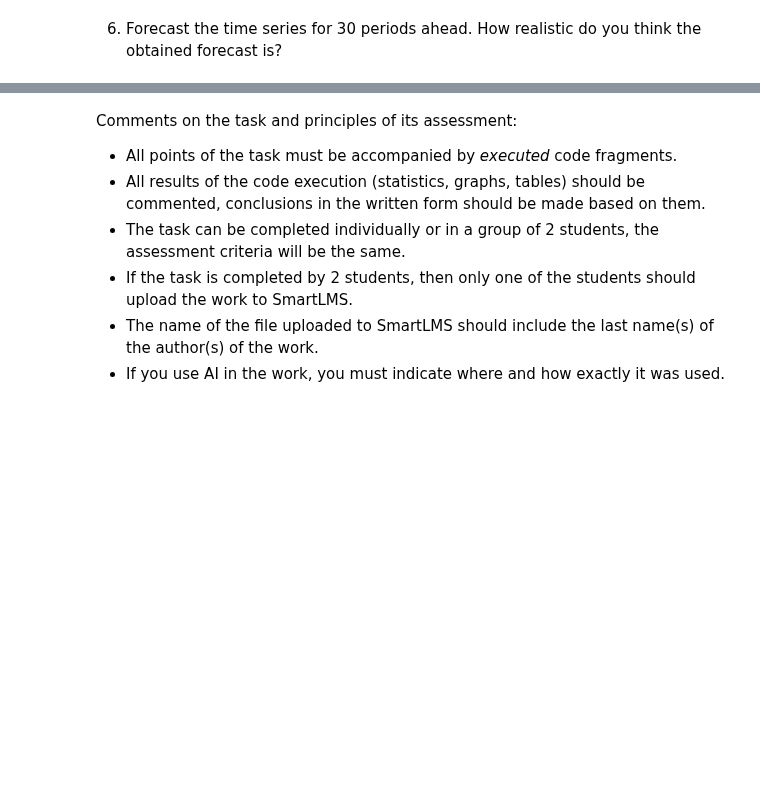
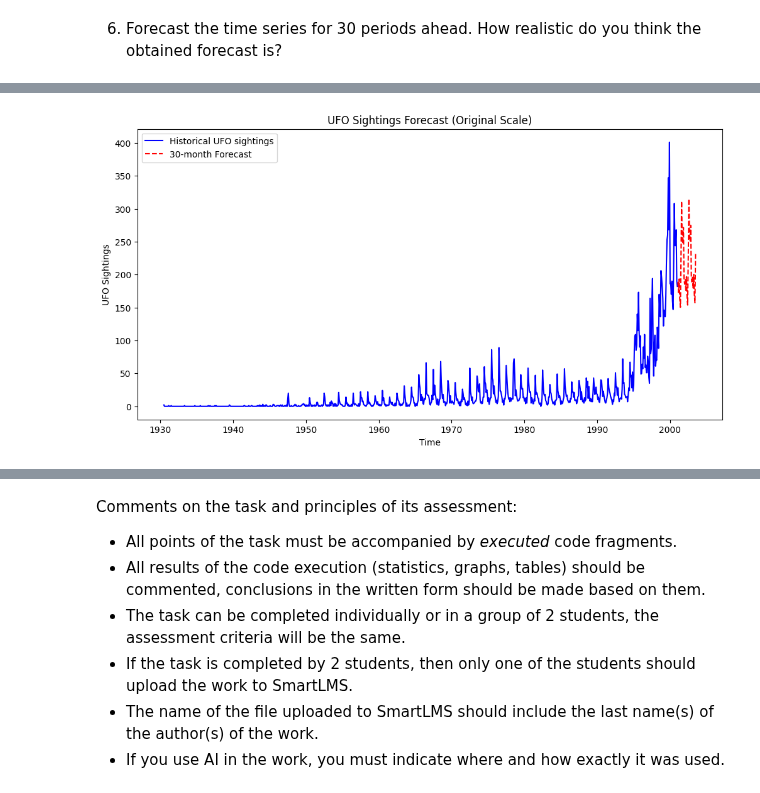
Before and after one commit to CepbluKot/hse-data-analysis-2025, a Jupyter notebook: hw8/Task8_optional_2points.ipynb, the cells around one changed output, grey strips where cells are left out. Cells and saved outputs as stored; diff of their text form; code cells hidden in the pictures; blank space fills up the shorter version.

Commit message:
feat: last task is done!

```diff
--- a/hw8/Task8_optional_2points.ipynb
+++ b/hw8/Task8_optional_2points.ipynb
@@ -348,0 +367,33 @@ forecast_ci = forecast_30.conf_int()
+# %%
+forecast_stationary = model_fit.forecast(steps=30)
+
+# last 13 points of the original series
+x_last_13 = ts[-13:].values  # numpy array
+
+forecast_stationary_values = forecast_stationary.values  # 30 points
+forecast_original = []
+
+# initialize with last 13 original points
+history = list(x_last_13)  # x_{t-13} ... x_{t-1}
+
+for i in range(len(forecast_stationary_values)):
+    # formula: x_t = y_t + x_{t-1} + x_{t-12} - x_{t-13}
+    x_t = forecast_stationary_values[i] + history[-1] + history[-12] - history[-13]
+    forecast_original.append(x_t)
+    history.append(x_t)  # append for next iteration
+
+# convert to pandas Series
+forecast_original = pd.Series(forecast_original,
+                              index=pd.date_range(ts.index[-1]+pd.offsets.MonthEnd(1), periods=len(forecast_stationary_values), freq='ME'))
+# %%
+# Plot historical + forecast
+plt.figure(figsize=(12,6))
+plt.plot(ts, label='Historical UFO sightings', color='blue')
+plt.plot(forecast_original, label='30-month Forecast', linestyle='--', color='red')
+plt.xlabel('Time')
+plt.ylabel('UFO Sightings')
+plt.title('UFO Sightings Forecast (Original Scale)')
+plt.legend()
+plt.show()
+# %% [output]
+[figure, added]
```
Also changed, not shown: parts of 3 cells of this notebook.
